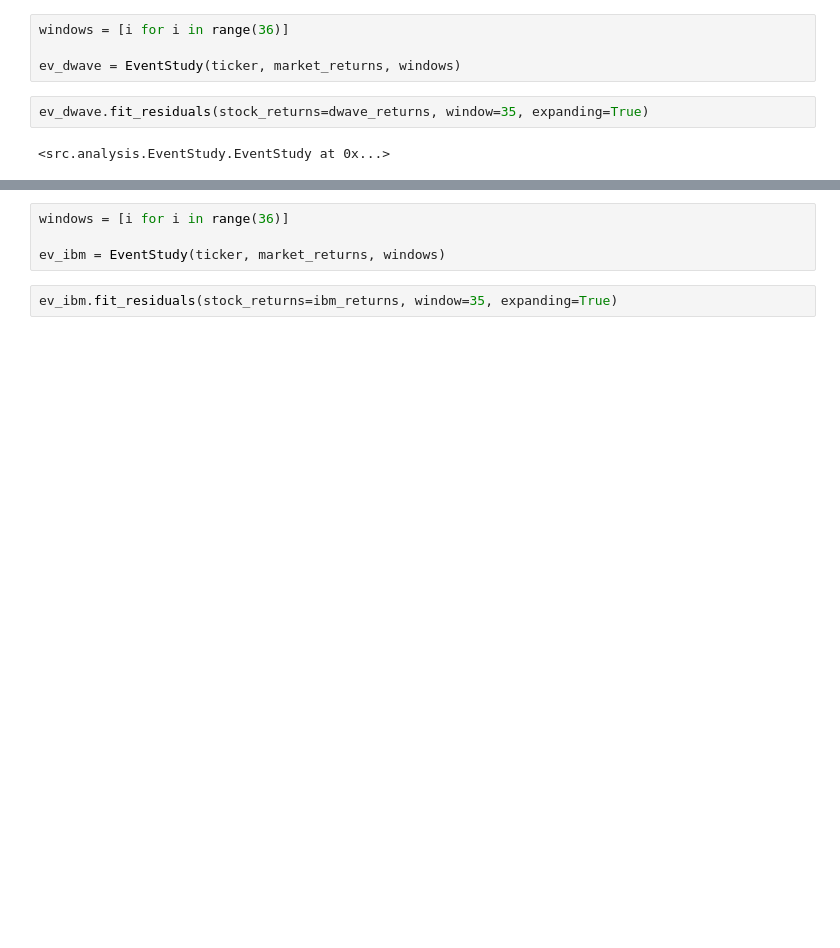
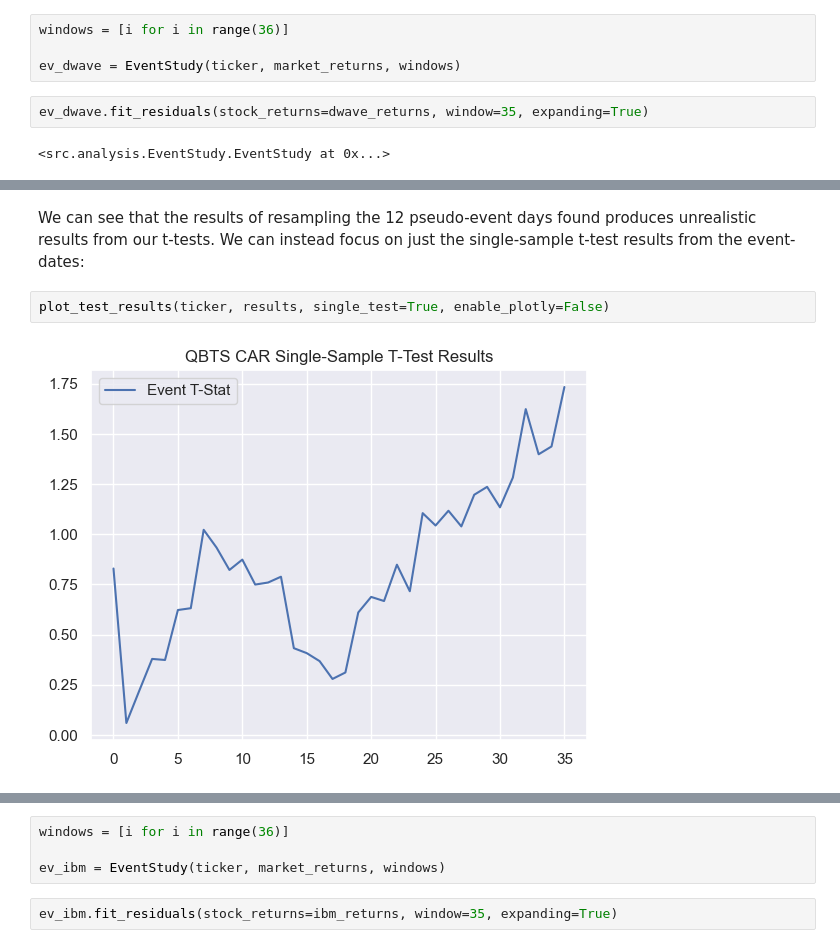
Before and after one commit to will-friend/QuantumSignalResearch, a Jupyter notebook: notebooks/03_Multi_Asset_Check.ipynb, the cells around one changed output, grey strips where cells are left out. Saved outputs shown, nothing was run; the diff lists cells and outputs as text; blank space fills up the shorter version.

```diff
--- a/notebooks/03_Multi_Asset_Check.ipynb
+++ b/notebooks/03_Multi_Asset_Check.ipynb
@@ -119,0 +164,6 @@ plot_test_results(ticker, results, mean_two_sample, std_two_sample, single_test=
+# %% [markdown]
+We can see that the results of resampling the 12 pseudo-event days found produces unrealistic results from our t-tests. We can instead focus on just the single-sample t-test results from the event-dates:
+# %%
+plot_test_results(ticker, results, single_test=True, enable_plotly=False)
+# %% [output]
+[figure, added]
```
Also changed, not shown: parts of 49 cells of this notebook.
